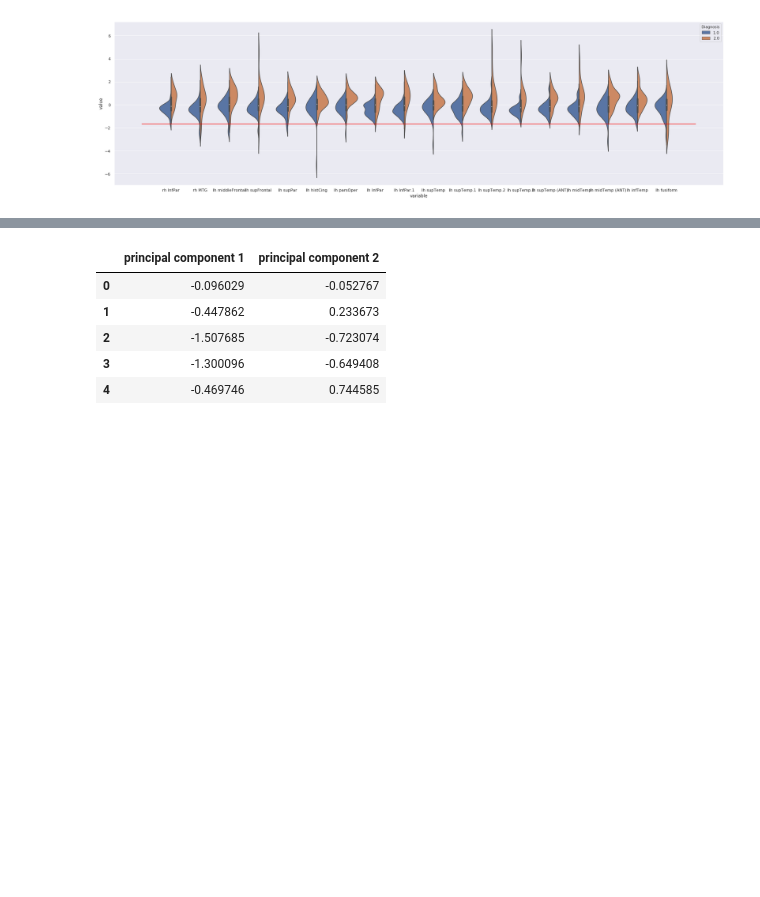
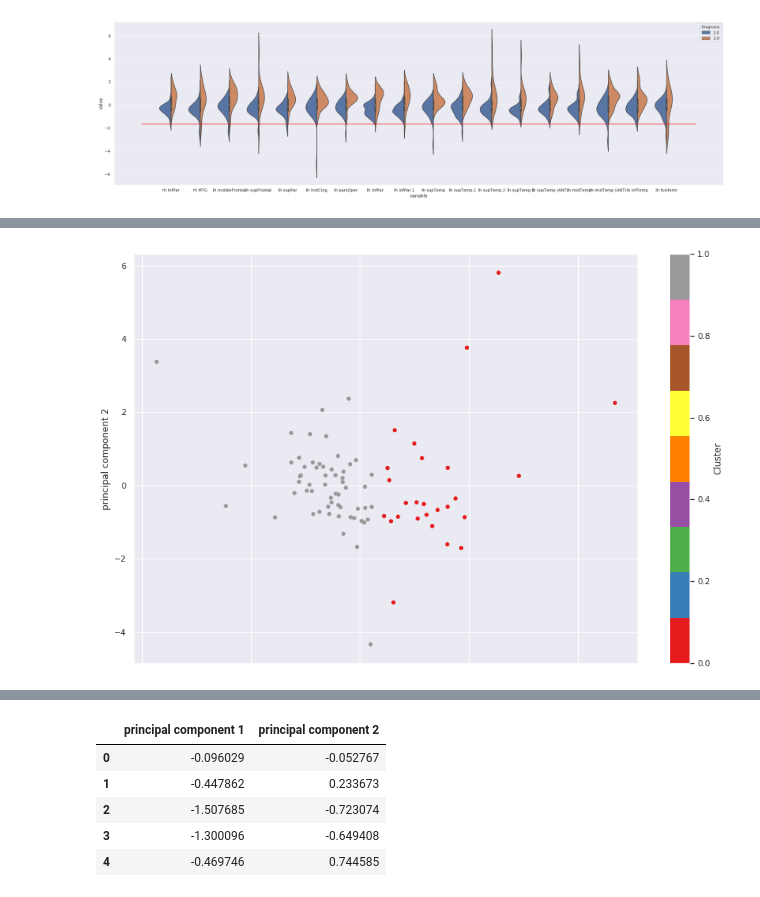
Before and after one commit to RoyMassett/Roy_Ava_Clustering_2019, a Jupyter notebook: notebooks/Thickness_Interaction_Clustering.ipynb, the cells around one changed output, grey strips where cells are left out. Cells and saved outputs as stored; diff of their text form; code cells hidden in the pictures; blank space fills up the shorter version.

```diff
--- a/notebooks/Thickness_Interaction_Clustering.ipynb
+++ b/notebooks/Thickness_Interaction_Clustering.ipynb
@@ -180,0 +177,8 @@ plt.plot(range(-1, 19), 20 * [-1.65], color="red")
+# %%
+#Two cluster PCA of changes
+changes_2_clusters = changes.copy()
+km_2 = KMeans(n_clusters = 2)
+changes_two_clusters = km_2.fit(changes_2_clusters)
+two_labels = changes_two_clusters.labels_
+changes_2_clusters['Cluster'] = two_labels
+changes_2_clusters.head()
@@ -180,0 +192,8 @@ plt.plot(range(-1, 19), 20 * [-1.65], color="red")
+# %%
+#PCA plot of two clusters
+changes_two_cluster_pca = changes_pca.copy()
+changes_two_cluster_pca["Cluster"] = changes_2_clusters["Cluster"]
+#changes_two_cluster_pca["Diagnosis"] = changes_with_diagnosis["Diagnosis"]
+ax_2_cluster = changes_two_cluster_pca.plot.scatter(x='principal component 1', y='principal component 2', c="Cluster", colormap="Set1")
+# %% [output]
+[figure, added]
```
Also changed, not shown: parts of 15 cells of this notebook.
